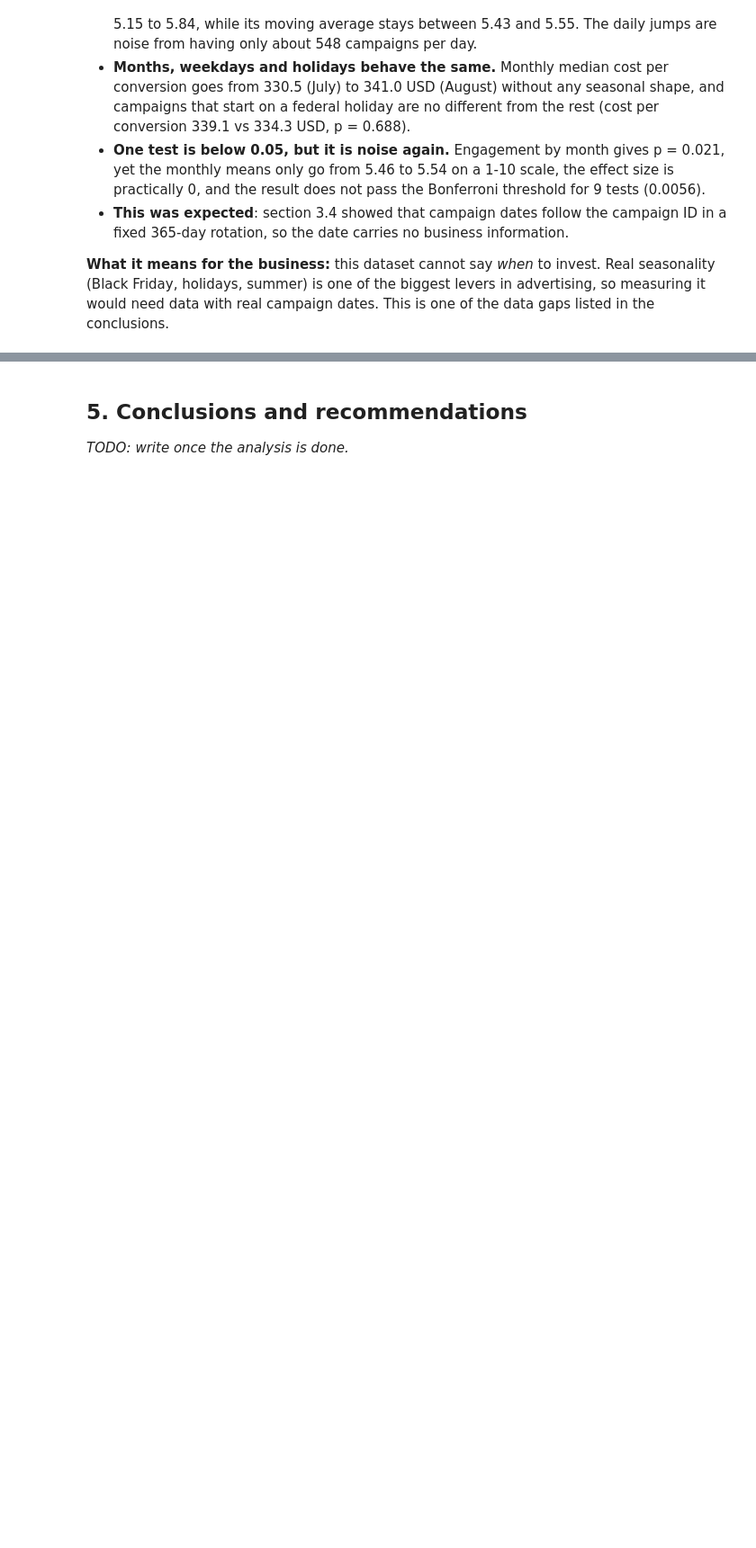
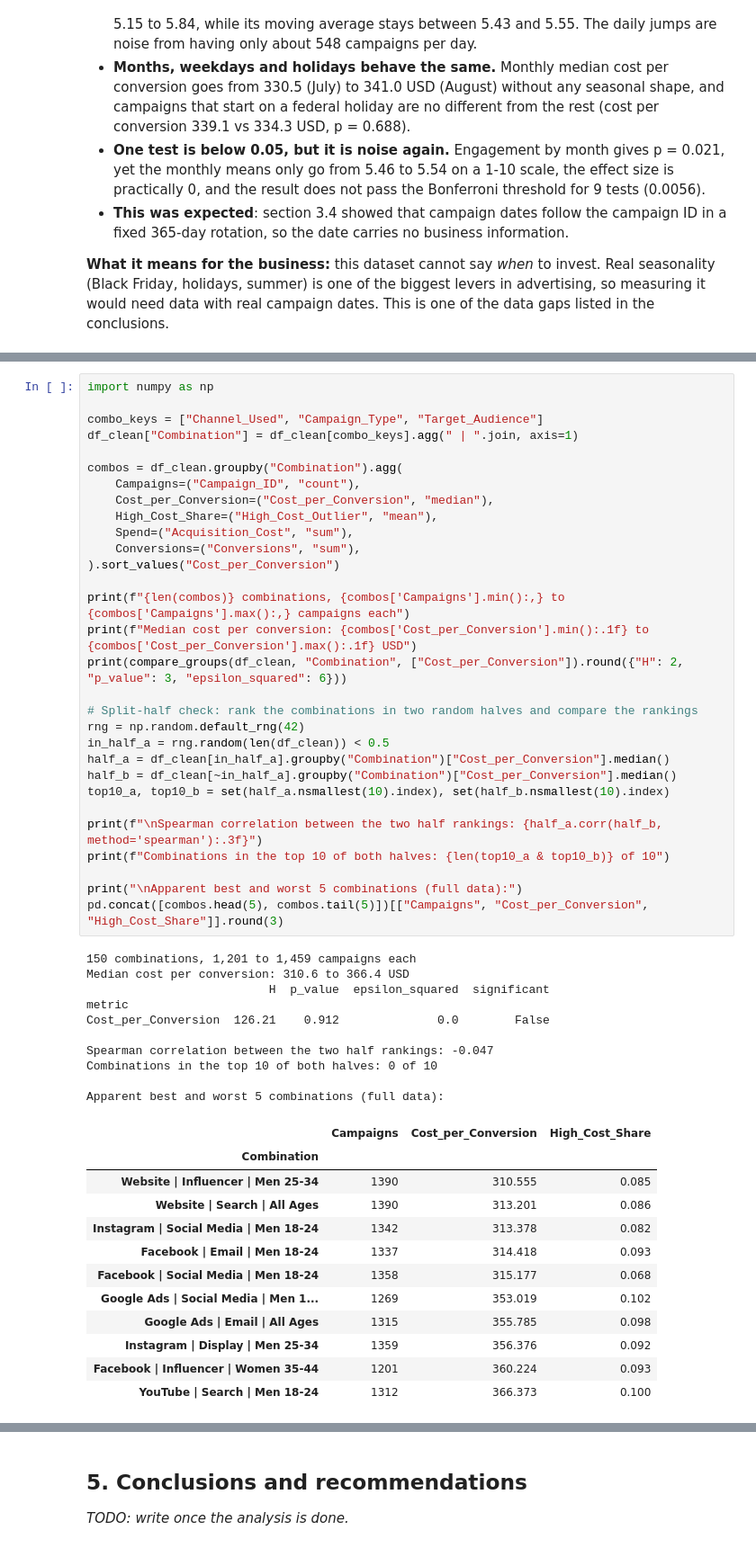
Before and after one commit to IA-P1-BCN/EDA_project_by_Rita, a Jupyter notebook: notebooks/01_eda_marketing_campaigns.ipynb, the cells around one changed output, grey strips where cells are left out. Shown at 90% size. Cells and saved outputs as stored; diff of their text form; blank space fills up the shorter version.

```diff
--- a/notebooks/01_eda_marketing_campaigns.ipynb
+++ b/notebooks/01_eda_marketing_campaigns.ipynb
@@ -1088,0 +1096,53 @@ Is_Holiday Cost_per_Conversion                   False
+# %%
+import numpy as np
+
+combo_keys = ["Channel_Used", "Campaign_Type", "Target_Audience"]
+df_clean["Combination"] = df_clean[combo_keys].agg(" | ".join, axis=1)
+
+combos = df_clean.groupby("Combination").agg(
+    Campaigns=("Campaign_ID", "count"),
+    Cost_per_Conversion=("Cost_per_Conversion", "median"),
+    High_Cost_Share=("High_Cost_Outlier", "mean"),
+    Spend=("Acquisition_Cost", "sum"),
+    Conversions=("Conversions", "sum"),
+).sort_values("Cost_per_Conversion")
+
+print(f"{len(combos)} combinations, {combos['Campaigns'].min():,} to {combos['Campaigns'].max():,} campaigns each")
+print(f"Median cost per conversion: {combos['Cost_per_Conversion'].min():.1f} to {combos['Cost_per_Conversion'].max():.1f} USD")
+print(compare_groups(df_clean, "Combination", ["Cost_per_Conversion"]).round({"H": 2, "p_value": 3, "epsilon_squared": 6}))
+
+# Split-half check: rank the combinations in two random halves and compare the rankings
+rng = np.random.default_rng(42)
+in_half_a = rng.random(len(df_clean)) < 0.5
+half_a = df_clean[in_half_a].groupby("Combination")["Cost_per_Conversion"].median()
+half_b = df_clean[~in_half_a].groupby("Combination")["Cost_per_Conversion"].median()
+top10_a, top10_b = set(half_a.nsmallest(10).index), set(half_b.nsmallest(10).index)
+
+print(f"\nSpearman correlation between the two half rankings: {half_a.corr(half_b, method='spearman'):.3f}")
+print(f"Combinations in the top 10 of both halves: {len(top10_a & top10_b)} of 10")
+
+print("\nApparent best and worst 5 combinations (full data):")
+pd.concat([combos.head(5), combos.tail(5)])[["Campaigns", "Cost_per_Conversion", "High_Cost_Share"]].round(3)
+# %% [output]
+150 combinations, 1,201 to 1,459 campaigns each
+Median cost per conversion: 310.6 to 366.4 USD
+                          H  p_value  epsilon_squared  significant
+metric
+Cost_per_Conversion  126.21    0.912              0.0        False
+
+Spearman correlation between the two half rankings: -0.047
+Combinations in the top 10 of both halves: 0 of 10
+
+Apparent best and worst 5 combinations (full data):
+|  | Campaigns | Cost_per_Conversion | High_Cost_Share |
+| Combination |  |  |  |
+| Website | Influencer | Men 25-34 | 1390 | 310.555 | 0.085 |
+| Website | Search | All Ages | 1390 | 313.201 | 0.086 |
+| Instagram | Social Media | Men 18-24 | 1342 | 313.378 | 0.082 |
+| Facebook | Email | Men 18-24 | 1337 | 314.418 | 0.093 |
+| Facebook | Social Media | Men 18-24 | 1358 | 315.177 | 0.068 |
+| Google Ads | Social Media | Men 1... | 1269 | 353.019 | 0.102 |
+| Google Ads | Email | All Ages | 1315 | 355.785 | 0.098 |
+| Instagram | Display | Men 25-34 | 1359 | 356.376 | 0.092 |
+| Facebook | Influencer | Women 35-44 | 1201 | 360.224 | 0.093 |
+| YouTube | Search | Men 18-24 | 1312 | 366.373 | 0.100 |
```
Also changed, not shown: parts of 9 cells of this notebook, 2 other files.
